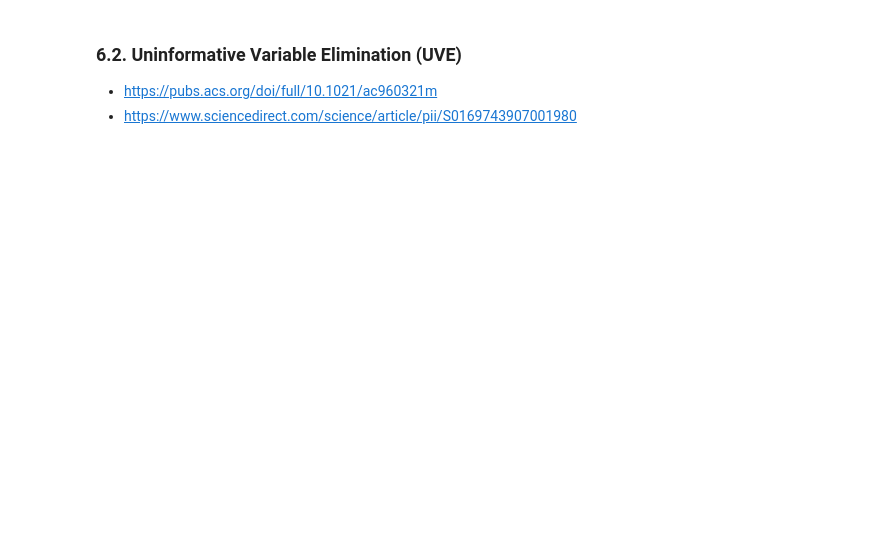
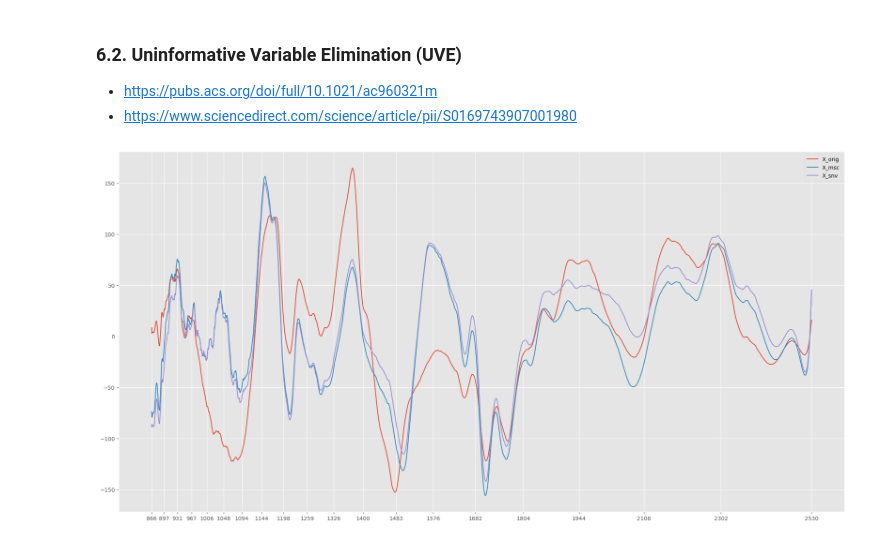
Before and after one commit to Lewis0511/CNN, a Jupyter notebook: 230416.ipynb, the cells around one changed output. Saved outputs shown, nothing was run; the diff lists cells and outputs as text; code cells hidden in the pictures; blank space fills up the shorter version.

```diff
--- a/230416.ipynb
+++ b/230416.ipynb
@@ -756,0 +870,17 @@ $\mathbf{P}(\mathbf{x}) = \big ( \mathbf{I} - \mathbf{X} \cdot (\mathbf{X} ^ \in
+# %%
+c_orig = UVE(X_orig, Y)
+c_msc  = UVE(X_msc , Y)
+c_std  = UVE(X_std , Y)
+c_snv  = UVE(X_snv , Y)
+
+w_range = np.concatenate([range(0, n, 100), [n - 1]])
+
+plt.figure(figsize=(24,12))
+plt.plot(WL, savgol_filter(c_orig, 115, 9, 0), label='X_orig')
+plt.plot(WL, savgol_filter(c_msc , 115, 9, 0), label='X_msc')
+plt.plot(WL, savgol_filter(c_snv , 115, 9, 0), label='X_snv')
+plt.xticks(WL[w_range])
+plt.legend()
+plt.show()
+# %% [output]
+[figure, added]
```
Also changed, not shown: parts of 13 cells of this notebook.
